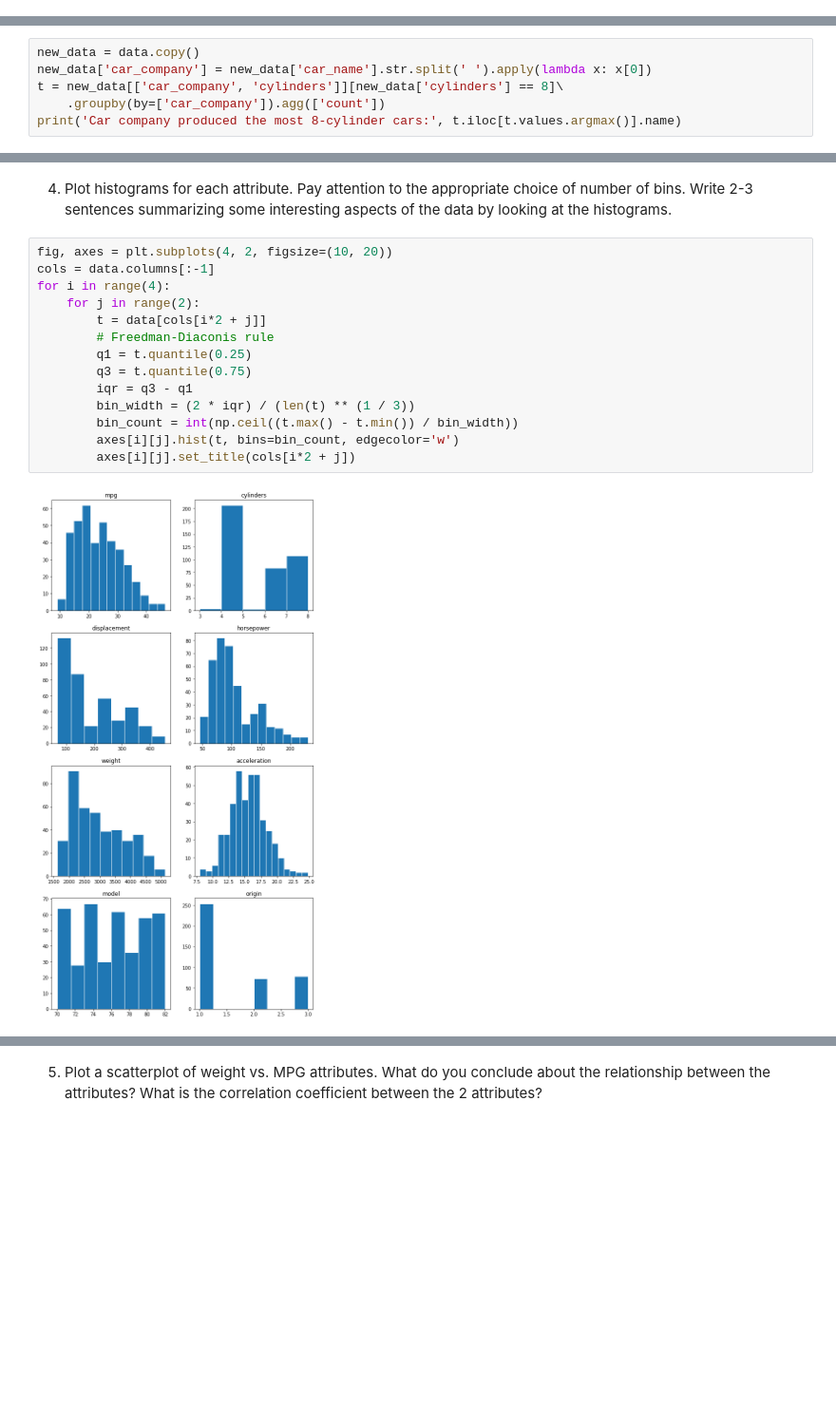
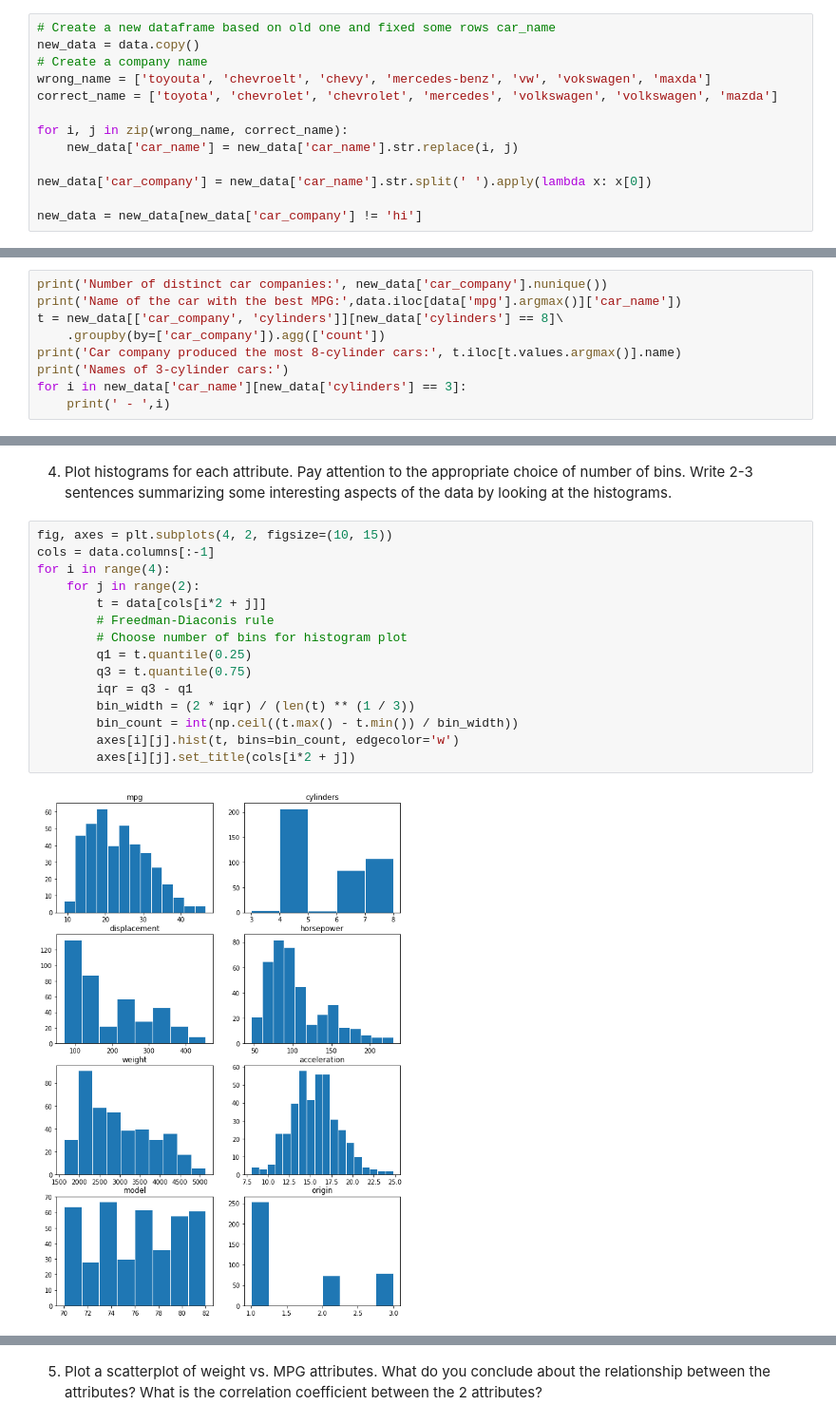
Before and after one commit to ndkhoa0704/Lab-3-DV-basics, a Jupyter notebook: 3.ipynb, the cells around one changed output, grey strips where cells are left out. Shown: that part at 95% size. Drawn from its saved outputs; the diff is of its cells as text; blank space fills up the shorter version.

```diff
--- a/3.ipynb
+++ b/3.ipynb
@@ -50,3 +36,16 @@ data
+# %%
+# Create a new dataframe based on old one and fixed some rows car_name
+new_data = data.copy()
+# Create a company name
+wrong_name = ['toyouta', 'chevroelt', 'chevy', 'mercedes-benz', 'vw', 'vokswagen', 'maxda']
+correct_name = ['toyota', 'chevrolet', 'chevrolet', 'mercedes', 'volkswagen', 'volkswagen', 'mazda']
+
+for i, j in zip(wrong_name, correct_name):
+    new_data['car_name'] = new_data['car_name'].str.replace(i, j)
+
+new_data['car_company'] = new_data['car_name'].str.split(' ').apply(lambda x: x[0])
+
+new_data = new_data[new_data['car_company'] != 'hi']
 # %% [markdown]
 1. How many cars and how many attributes are in the data set.
 # %%
@@ -72,7 +59,10 @@ Name of the car with the best MPG: mazda glc
 # %%
-new_data = data.copy()
-new_data['car_company'] = new_data['car_name'].str.split(' ').apply(lambda x: x[0])
+print('Number of distinct car companies:', new_data['car_company'].nunique())
+print('Name of the car with the best MPG:',data.iloc[data['mpg'].argmax()]['car_name'])
 t = new_data[['car_company', 'cylinders']][new_data['cylinders'] == 8]\
     .groupby(by=['car_company']).agg(['count'])
 print('Car company produced the most 8-cylinder cars:', t.iloc[t.values.argmax()].name)
+print('Names of 3-cylinder cars:')
+for i in new_data['car_name'][new_data['cylinders'] == 3]:
+    print(' - ',i)
 # %% [output]
@@ -121,18 +110,19 @@ new_data = new_data.dropna()
 4. Plot histograms for each attribute. Pay attention to the appropriate choice of number of bins.
 Write 2-3 sentences summarizing some interesting aspects of the data by looking at the histograms.
 # %%
-fig, axes = plt.subplots(4, 2, figsize=(10, 20))
+fig, axes = plt.subplots(4, 2, figsize=(10, 15))
 cols = data.columns[:-1]
 for i in range(4):
     for j in range(2):
         t = data[cols[i*2 + j]]
         # Freedman-Diaconis rule
+        # Choose number of bins for histogram plot
         q1 = t.quantile(0.25)
         q3 = t.quantile(0.75)
         iqr = q3 - q1
         bin_width = (2 * iqr) / (len(t) ** (1 / 3))
         bin_count = int(np.ceil((t.max() - t.min()) / bin_width))
         axes[i][j].hist(t, bins=bin_count, edgecolor='w')
         axes[i][j].set_title(cols[i*2 + j])
 # %% [output]
-[figure, old version]
+[figure, new version]
```
Also changed, not shown: parts of 25 cells of this notebook.
